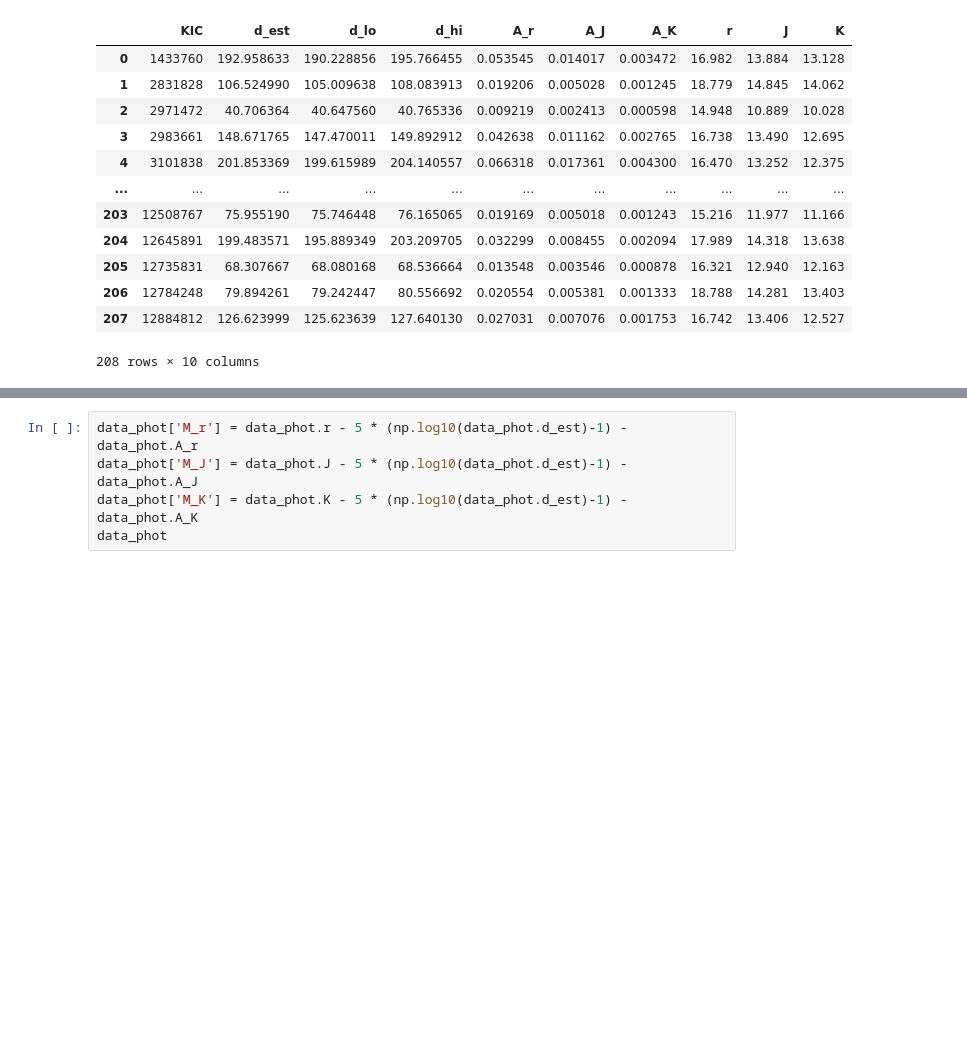
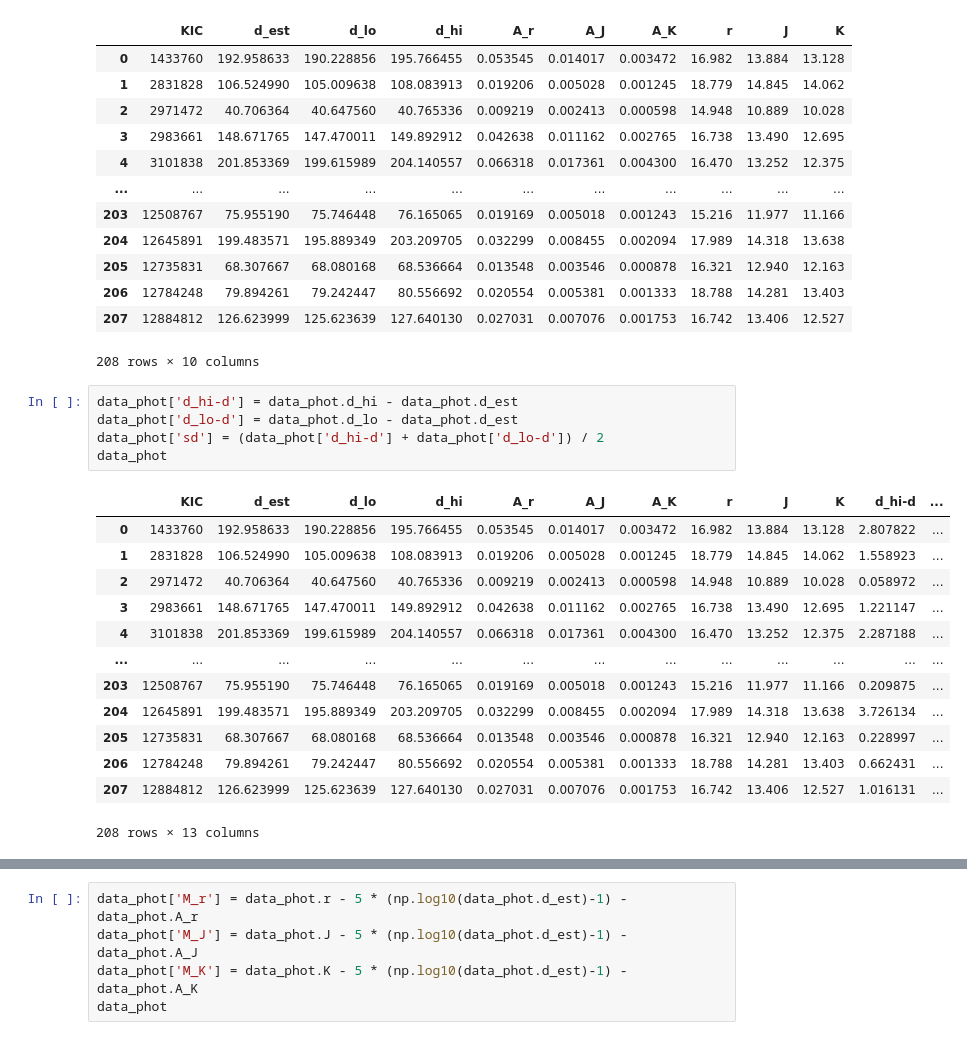
Before and after one commit to Nongbon/INTERNSHIP_NARIT, a Jupyter notebook: M_phot.ipynb, the cells around one changed output, grey strips where cells are left out. Cells and saved outputs as stored; diff of their text form; blank space fills up the shorter version.

```diff
--- a/M_phot.ipynb
+++ b/M_phot.ipynb
@@ -39,3 +36,22 @@ data_phot
 | 206 | 12784248 | 79.894261 | 79.242447 | 80.556692 | 0.020554 | 0.005381 | 0.001333 | 18.788 | 14.281 | 13.403 |
 | 207 | 12884812 | 126.623999 | 125.623639 | 127.640130 | 0.027031 | 0.007076 | 0.001753 | 16.742 | 13.406 | 12.527 |
 208 rows × 10 columns
+# %%
+data_phot['d_hi-d'] = data_phot.d_hi - data_phot.d_est
+data_phot['d_lo-d'] = data_phot.d_lo - data_phot.d_est
+data_phot['sd'] = (data_phot['d_hi-d'] + data_phot['d_lo-d']) / 2
+data_phot
+# %% [output]
+|  | KIC | d_est | d_lo | d_hi | A_r | A_J | A_K | r | J | K | d_hi-d | ... |
+| 0 | 1433760 | 192.958633 | 190.228856 | 195.766455 | 0.053545 | 0.014017 | 0.003472 | 16.982 | 13.884 | 13.128 | 2.807822 | ... |
+| 1 | 2831828 | 106.524990 | 105.009638 | 108.083913 | 0.019206 | 0.005028 | 0.001245 | 18.779 | 14.845 | 14.062 | 1.558923 | ... |
+| 2 | 2971472 | 40.706364 | 40.647560 | 40.765336 | 0.009219 | 0.002413 | 0.000598 | 14.948 | 10.889 | 10.028 | 0.058972 | ... |
+| 3 | 2983661 | 148.671765 | 147.470011 | 149.892912 | 0.042638 | 0.011162 | 0.002765 | 16.738 | 13.490 | 12.695 | 1.221147 | ... |
+| 4 | 3101838 | 201.853369 | 199.615989 | 204.140557 | 0.066318 | 0.017361 | 0.004300 | 16.470 | 13.252 | 12.375 | 2.287188 | ... |
+| ... | ... | ... | ... | ... | ... | ... | ... | ... | ... | ... | ... | ... |
+| 203 | 12508767 | 75.955190 | 75.746448 | 76.165065 | 0.019169 | 0.005018 | 0.001243 | 15.216 | 11.977 | 11.166 | 0.209875 | ... |
+| 204 | 12645891 | 199.483571 | 195.889349 | 203.209705 | 0.032299 | 0.008455 | 0.002094 | 17.989 | 14.318 | 13.638 | 3.726134 | ... |
+| 205 | 12735831 | 68.307667 | 68.080168 | 68.536664 | 0.013548 | 0.003546 | 0.000878 | 16.321 | 12.940 | 12.163 | 0.228997 | ... |
+| 206 | 12784248 | 79.894261 | 79.242447 | 80.556692 | 0.020554 | 0.005381 | 0.001333 | 18.788 | 14.281 | 13.403 | 0.662431 | ... |
+| 207 | 12884812 | 126.623999 | 125.623639 | 127.640130 | 0.027031 | 0.007076 | 0.001753 | 16.742 | 13.406 | 12.527 | 1.016131 | ... |
+208 rows × 13 columns
```
Also changed, not shown: parts of 4 cells of this notebook.
